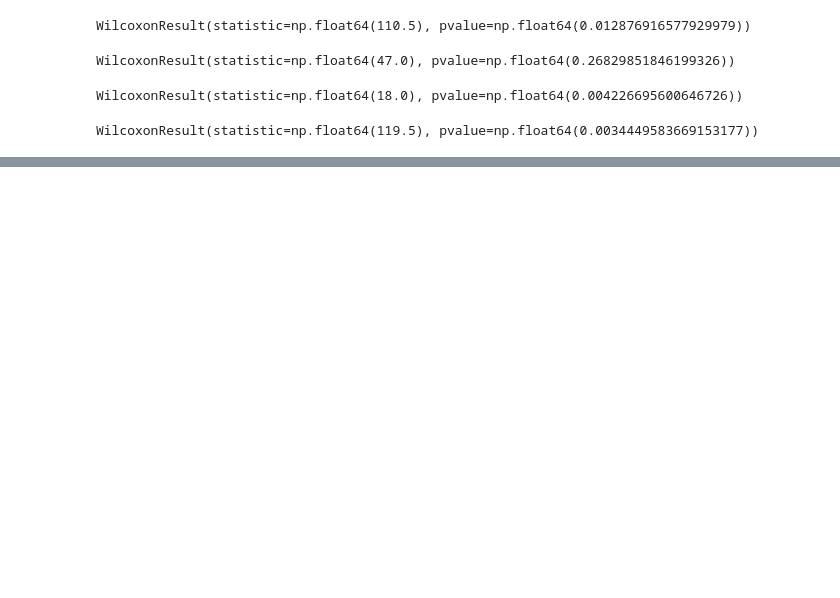
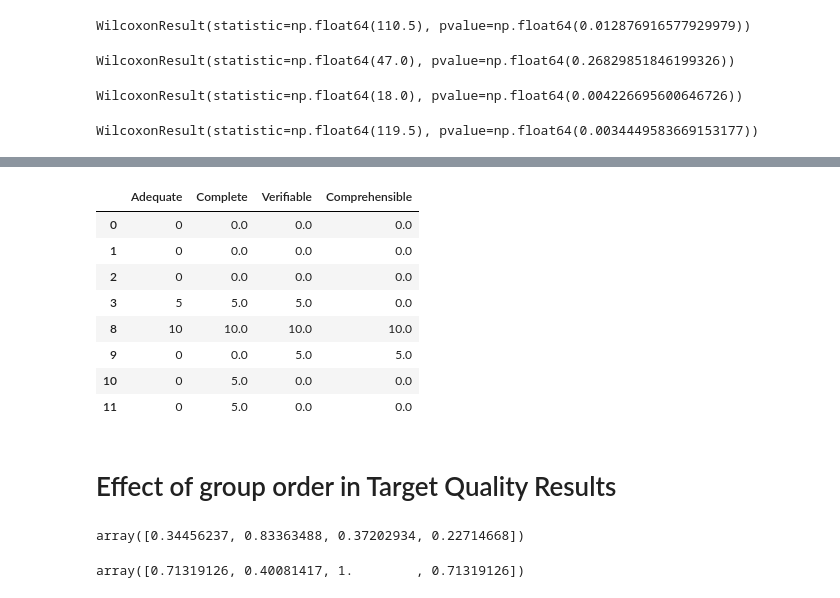
Before and after one commit to GroomYourSpecs/GroomYourSpecs_ReplicationPackage, a Jupyter notebook: controlled_experiment/artefacts/artefacts_analysis.ipynb, the cells around one changed output, grey strips where cells are left out. Saved outputs shown, nothing was run; the diff lists cells and outputs as text; code cells hidden in the pictures; blank space fills up the shorter version.

```diff
--- a/controlled_experiment/artefacts/artefacts_analysis.ipynb
+++ b/controlled_experiment/artefacts/artefacts_analysis.ipynb
@@ -58,6 +58,7 @@ bottom_up
 # %%
 likert_color = ["#ffffff00","#d8a539", "lightgray", "#5ab4ac"]
 categories = ["Not Met", "Partially Met", "Fully Met"]
+bu_cleaned_ids = bu_df.drop(columns=["Mission", "Total"])
 bu_cleaned = bu_df.drop(columns=["IDs", "Total"])
 bu_cleaned = bu_cleaned.drop(columns=["Mission"])
 bu_cleaned
@@ -214,0 +250,26 @@ WilcoxonResult(statistic=np.float64(119.5), pvalue=np.float64(0.0034449583669153
+# %%
+bu_room1 = bu_cleaned_ids[bu_cleaned_ids["IDs"].isin(room1)].drop(columns="IDs")
+bu_room2 = bu_cleaned_ids[bu_cleaned_ids["IDs"].isin(room2)].drop(columns="IDs")
+bu_room1
+# %% [output]
+|  | Adequate | Complete | Verifiable | Comprehensible |
+| 0 | 0 | 0.0 | 0.0 | 0.0 |
+| 1 | 0 | 0.0 | 0.0 | 0.0 |
+| 2 | 0 | 0.0 | 0.0 | 0.0 |
+| 3 | 5 | 5.0 | 5.0 | 0.0 |
+| 8 | 10 | 10.0 | 10.0 | 10.0 |
+| 9 | 0 | 0.0 | 5.0 | 5.0 |
+| 10 | 0 | 5.0 | 0.0 | 0.0 |
+| 11 | 0 | 5.0 | 0.0 | 0.0 |
+# %% [markdown]
+# Effect of group order in Target Quality Results
+# %%
+_, p_values = stats.ranksums(bu_room1, bu_room2)
+p_values
+# %% [output]
+array([0.34456237, 0.83363488, 0.37202934, 0.22714668])
+# %%
+_, p_values = stats.ranksums(td_room1, td_room2)
+p_values
+# %% [output]
+array([0.71319126, 0.40081417, 1.        , 0.71319126])
```
Also changed, not shown: parts of 4 cells of this notebook.
